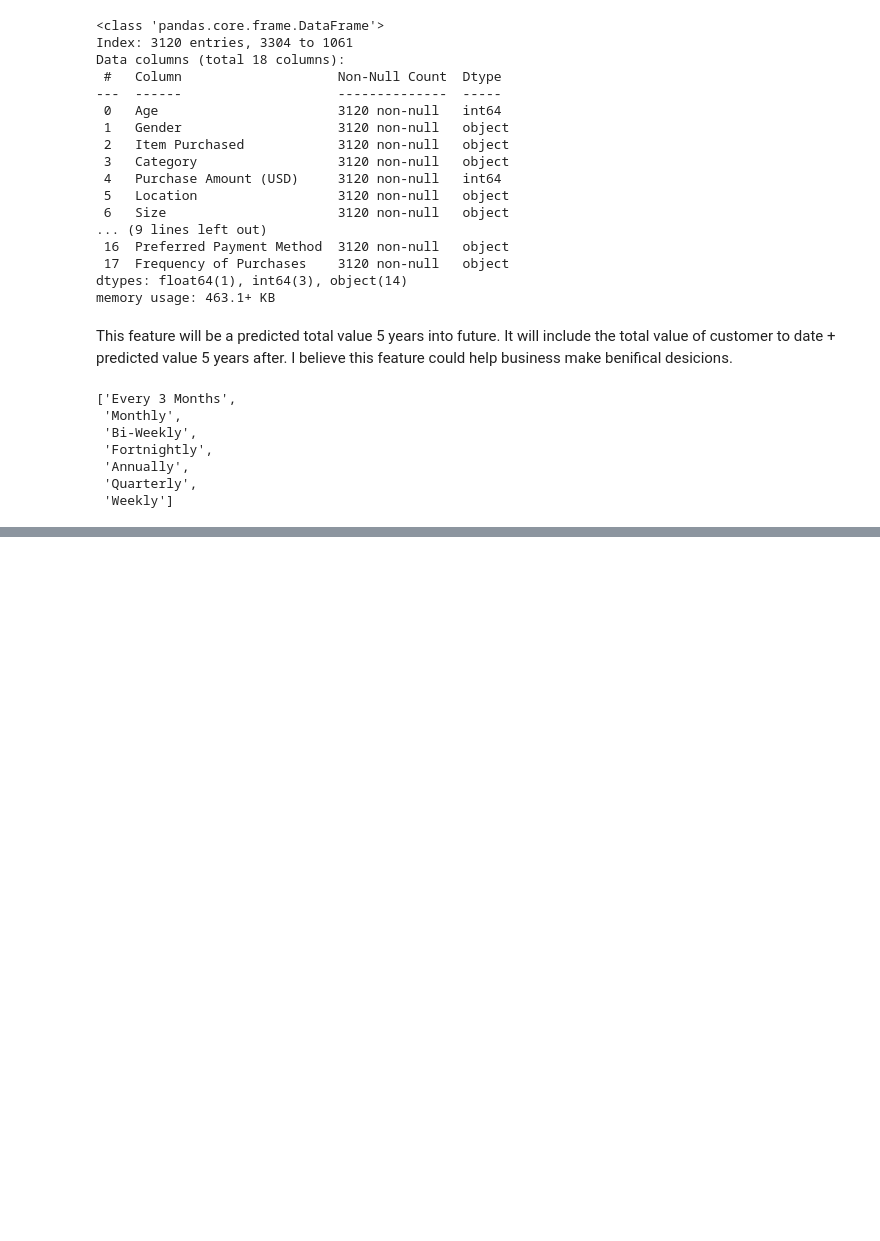
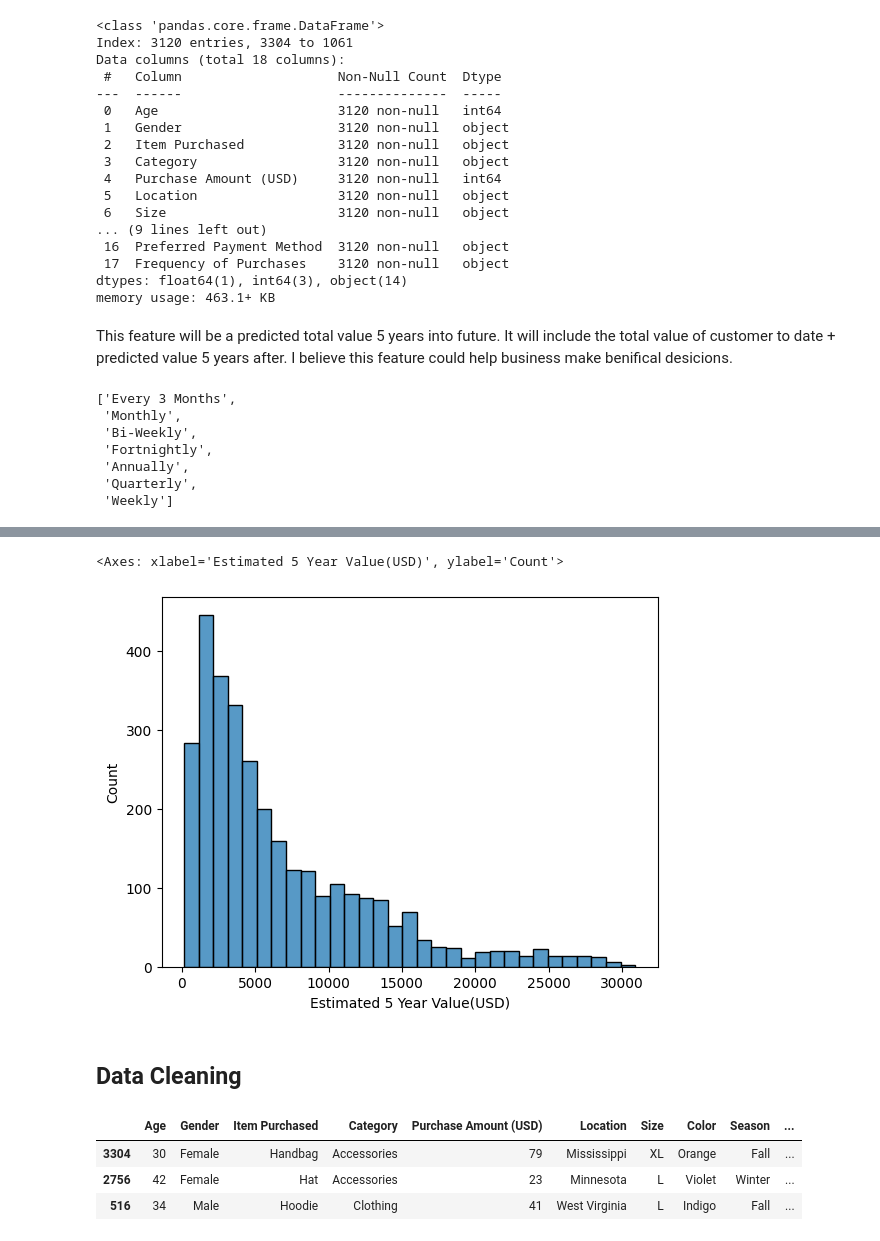
Before and after one commit to mishamickevicius/ML-Projects, a Jupyter notebook: Customer Shopping Trends/Customer Shopping Trends.ipynb, the cells around one changed output, grey strips where cells are left out. Saved outputs shown, nothing was run; the diff lists cells and outputs as text; code cells hidden in the pictures; blank space fills up the shorter version.

```diff
--- a/Customer Shopping Trends/Customer Shopping Trends.ipynb
+++ b/Customer Shopping Trends/Customer Shopping Trends.ipynb
@@ -134,3 +134,9 @@ freq_map = {
     'Quarterly': 4, # Same thing as every 3 months
     'Weekly': 52
 }
+# %%
+train_df['Estimated 5 Year Value(USD)'] = (amount * prev_purchases)
+for freq,i in zip(freq_purchases, range(len(freq_purchases))):
+    times_per_year = freq_map[freq]
+    years = 5
+    train_df['Estimated 5 Year Value(USD)'].iloc[i] += (amount.iloc[i] * times_per_year * years)
@@ -136,0 +168,14 @@ freq_map = {
+# %%
+sns.histplot(train_df, x='Estimated 5 Year Value(USD)')
+# %% [output]
+<Axes: xlabel='Estimated 5 Year Value(USD)', ylabel='Count'>
+[figure, added]
+# %% [markdown]
+## Data Cleaning
+# %%
+train_df.head(3)
+# %% [output]
+|  | Age | Gender | Item Purchased | Category | Purchase Amount (USD) | Location | Size | Color | Season | ... |
+| 3304 | 30 | Female | Handbag | Accessories | 79 | Mississippi | XL | Orange | Fall | ... |
+| 2756 | 42 | Female | Hat | Accessories | 23 | Minnesota | L | Violet | Winter | ... |
+| 516 | 34 | Male | Hoodie | Clothing | 41 | West Virginia | L | Indigo | Fall | ... |
```
Also changed, not shown: parts of 89 cells of this notebook, 2 other files.
